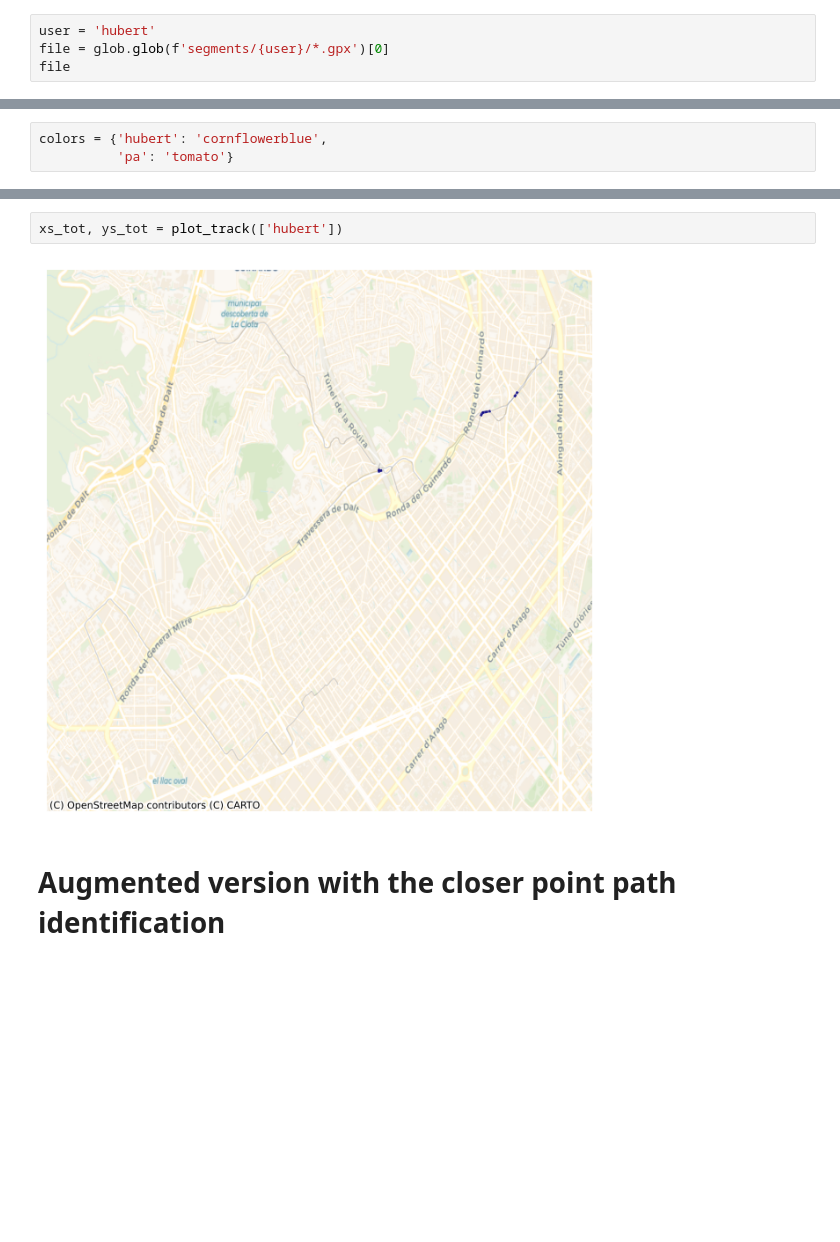
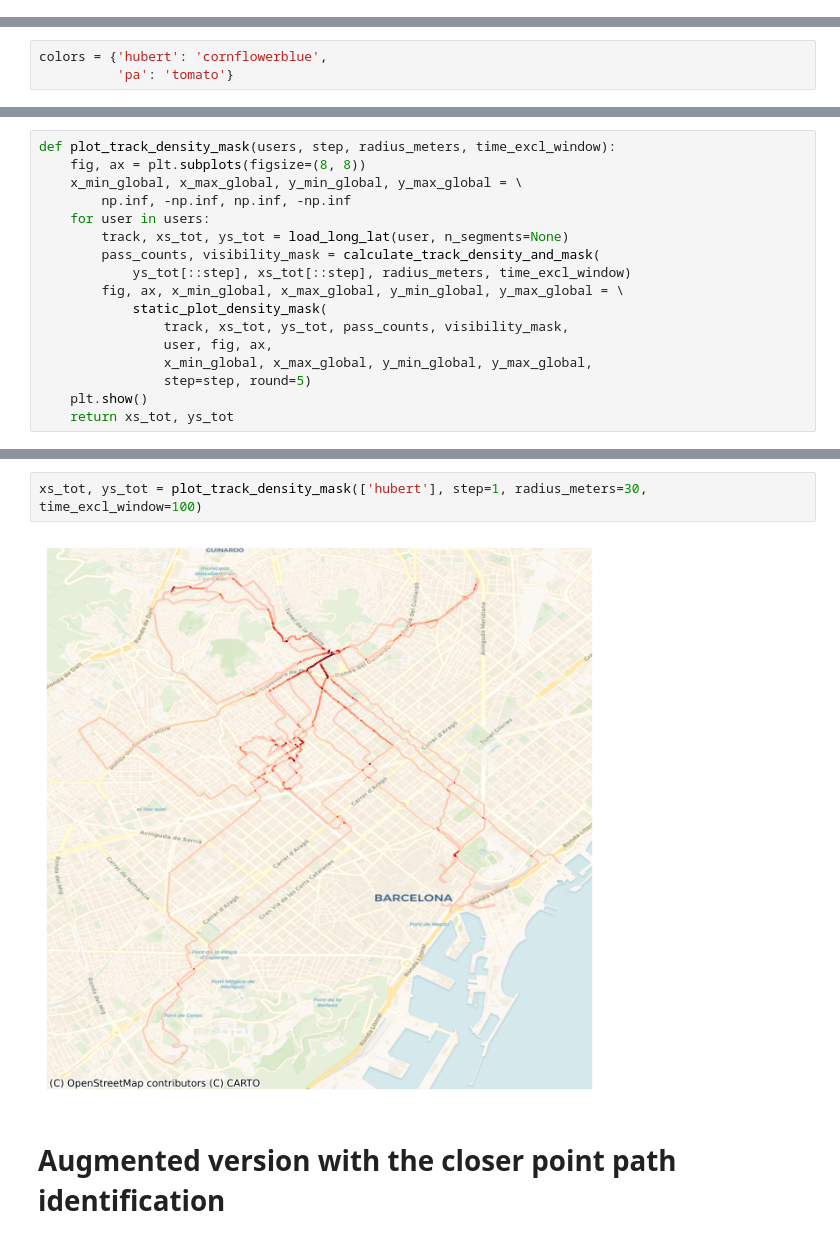
Before and after one commit to Hbretonniere/bike_it, a Jupyter notebook: explore.ipynb, the cells around one changed output, grey strips where cells are left out. Saved outputs shown, nothing was run; the diff lists cells and outputs as text; blank space fills up the shorter version.

```diff
--- a/explore.ipynb
+++ b/explore.ipynb
@@ -12,4 +12,0 @@ import numpy as np
-# %%
-user = 'hubert'
-file = glob.glob(f'segments/{user}/*.gpx')[0]
-file
@@ -179,0 +135,17 @@ def plot_track(users):
+# %%
+def plot_track_density_mask(users, step, radius_meters, time_excl_window):
+    fig, ax = plt.subplots(figsize=(8, 8))
+    x_min_global, x_max_global, y_min_global, y_max_global = \
+        np.inf, -np.inf, np.inf, -np.inf
+    for user in users:
+        track, xs_tot, ys_tot = load_long_lat(user, n_segments=None)
+        pass_counts, visibility_mask = calculate_track_density_and_mask(
+            ys_tot[::step], xs_tot[::step], radius_meters, time_excl_window)
+        fig, ax, x_min_global, x_max_global, y_min_global, y_max_global = \
+            static_plot_density_mask(
+                track, xs_tot, ys_tot, pass_counts, visibility_mask,
+                user, fig, ax,
+                x_min_global, x_max_global, y_min_global, y_max_global,
+                step=step, round=5)
+    plt.show()
+    return xs_tot, ys_tot
@@ -180,7 +156,7 @@ def plot_track(users):
 # %%
-xs_tot, ys_tot = plot_track(['hubert'])
+xs_tot, ys_tot = plot_track_density_mask(['hubert'], step=1, radius_meters=30, time_excl_window=100)
 # %% [output]
-[figure, old version]
+[figure, new version]
 # %% [markdown]
 # Augmented version with the closer point path identification
 # %%
```
Also changed, not shown: parts of 11 cells of this notebook, 10 other files.
